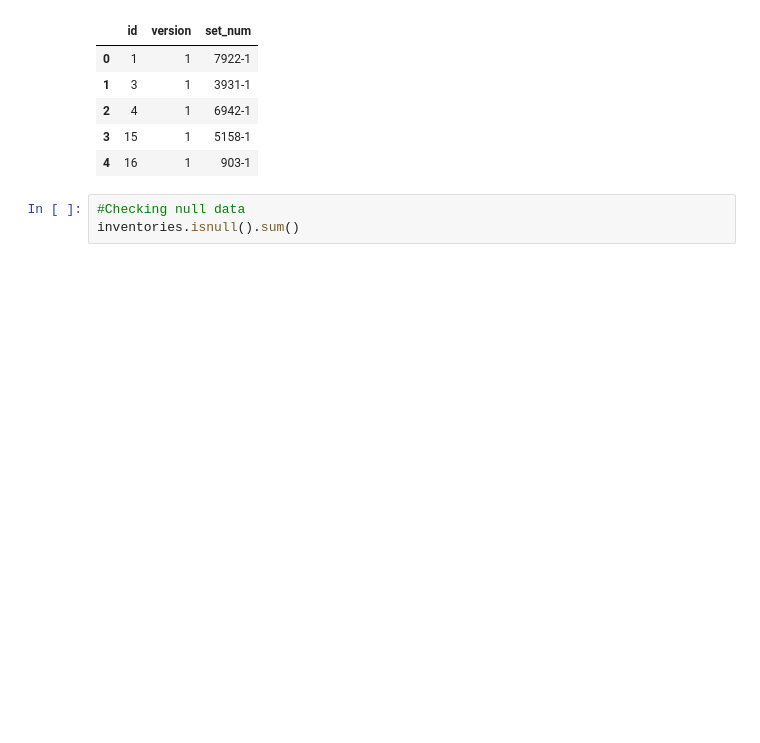
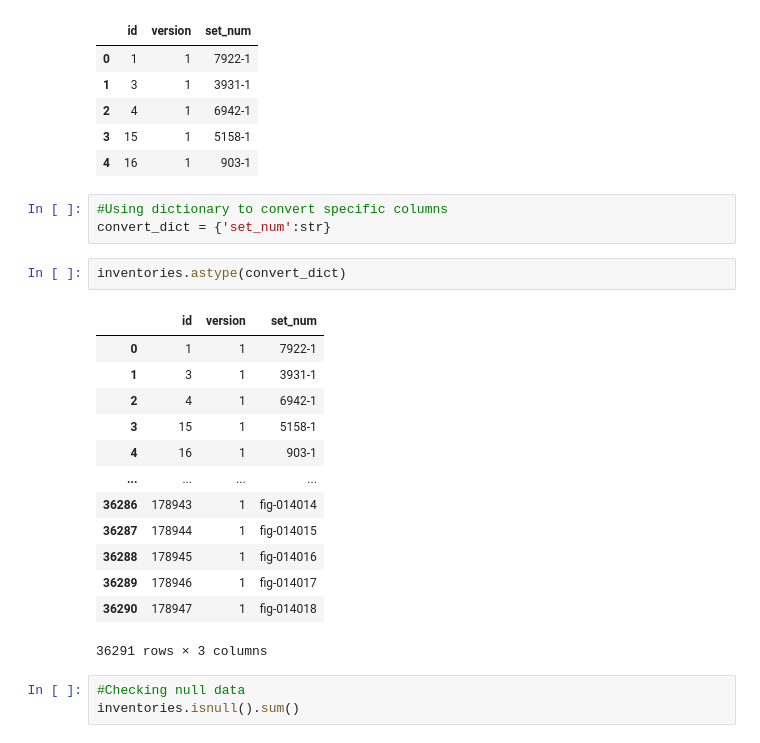
Before and after one commit to BenjaSar/AdD, a Jupyter notebook: TP_Integrador_AdD.ipynb, the cells around one changed output. Saved outputs shown, nothing was run; the diff lists cells and outputs as text; blank space fills up the shorter version.

```diff
--- a/TP_Integrador_AdD.ipynb
+++ b/TP_Integrador_AdD.ipynb
@@ -412,6 +459,25 @@ inventories.head()
 | 2 | 4 | 1 | 6942-1 |
 | 3 | 15 | 1 | 5158-1 |
 | 4 | 16 | 1 | 903-1 |
+# %%
+#Using dictionary to convert specific columns
+convert_dict = {'set_num':str}
+# %%
+inventories.astype(convert_dict)
+# %% [output]
+|  | id | version | set_num |
+| 0 | 1 | 1 | 7922-1 |
+| 1 | 3 | 1 | 3931-1 |
+| 2 | 4 | 1 | 6942-1 |
+| 3 | 15 | 1 | 5158-1 |
+| 4 | 16 | 1 | 903-1 |
+| ... | ... | ... | ... |
+| 36286 | 178943 | 1 | fig-014014 |
+| 36287 | 178944 | 1 | fig-014015 |
+| 36288 | 178945 | 1 | fig-014016 |
+| 36289 | 178946 | 1 | fig-014017 |
+| 36290 | 178947 | 1 | fig-014018 |
+36291 rows × 3 columns
 # %%
 #Checking null data
 inventories.isnull().sum()
```
Also changed, not shown: parts of 52 cells of this notebook.
